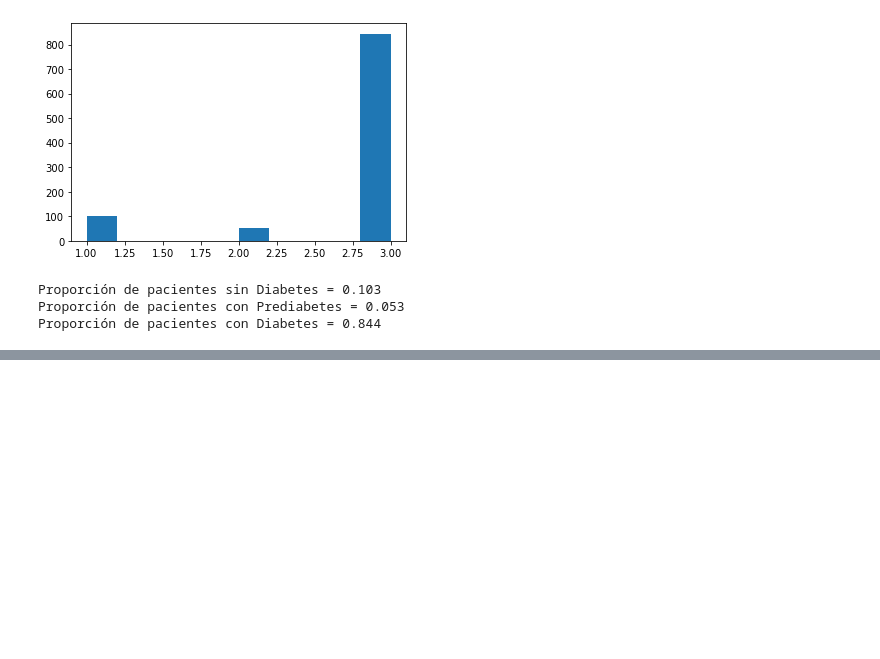
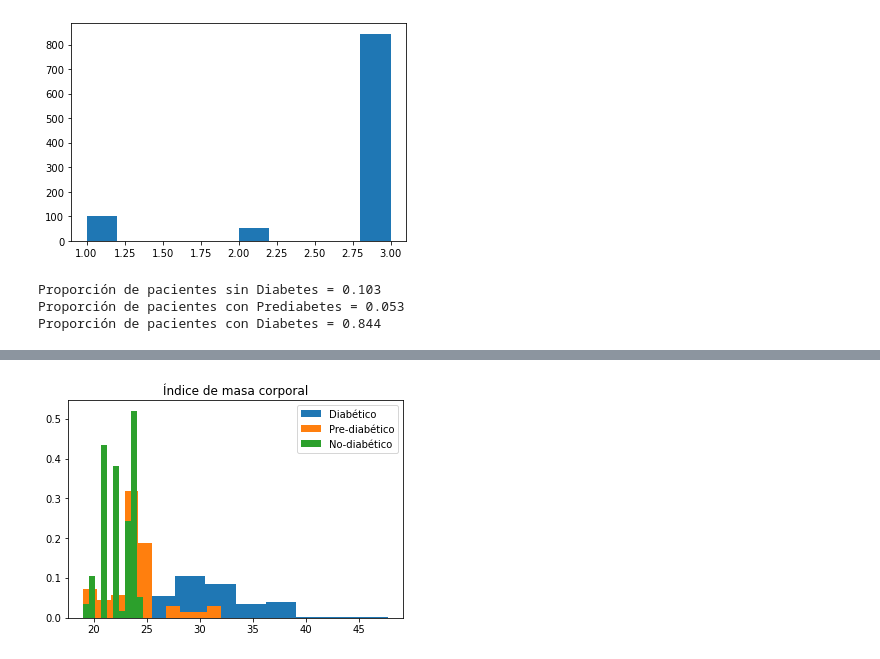
Before and after one commit to jadiazm/Repo_Proyecto_1, a Jupyter notebook: Diabetes.ipynb, the cells around one changed output, grey strips where cells are left out. Drawn from its saved outputs; the diff is of its cells as text; code cells hidden in the pictures; blank space fills up the shorter version.

```diff
--- a/Diabetes.ipynb
+++ b/Diabetes.ipynb
@@ -101,0 +123,8 @@ _ = plt.hist(data["CLASS"])
+# %%
+_ = plt.hist(data['BMI'][data['CLASS']==3], density=True, label='Diabético')
+_ = plt.hist(data['BMI'][data['CLASS']==2], density=True, label='Pre-diabético')
+_ = plt.hist(data['BMI'][data['CLASS']==1], density=True, label='No-diabético')
+_ = plt.title('Índice de masa corporal')
+_ = plt.legend()
+# %% [output]
+[figure, added]
```
Also changed, not shown: parts of 5 cells of this notebook.
